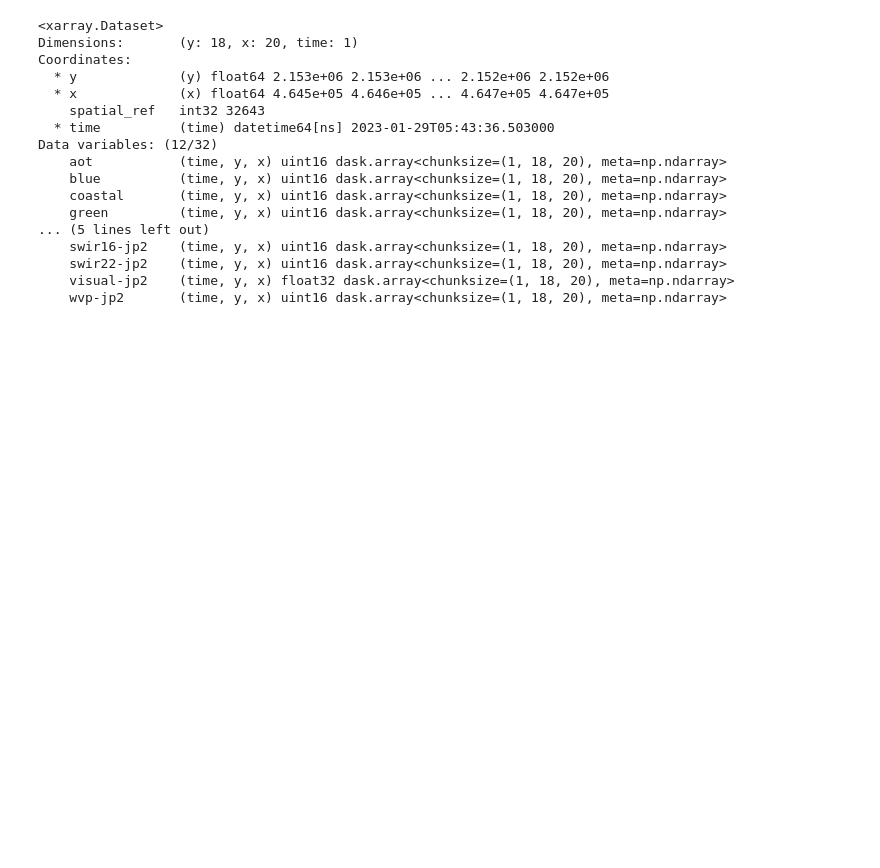
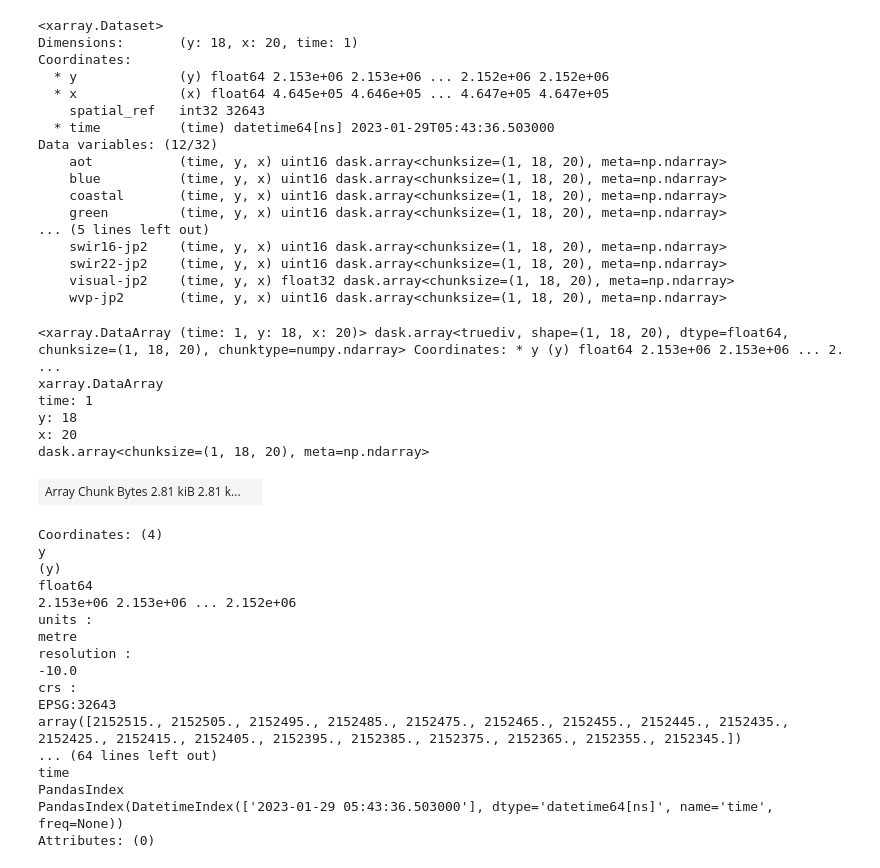
Before and after one commit to elayeboussama/stac-implementation, a Jupyter notebook: sentinel2.ipynb, the cells around one changed output. Saved outputs shown, nothing was run; the diff lists cells and outputs as text; code cells hidden in the pictures; blank space fills up the shorter version.

```diff
--- a/sentinel2.ipynb
+++ b/sentinel2.ipynb
@@ -69,14 +91,8 @@ for item in search.items_as_dicts():
 # %%
-# additional filters as per metadata
-filters = {
-    "eo:cloud_cover":{"lt":0.2},
-    "s2:vegetation_percentage": {"gt": 25}
-}
 # run pystac client search to see available dataset
-search = client.search(collections=[collection], intersects=geometry , query=filters ,datetime=date_YYMM) #bbox=tas_bbox
-#spit out data as GeoJSON dictionary
+search = client.search(
+    collections=[collection], intersects=geometry, datetime="2023-01-29"
+)  # bbox=tas_bbox
+# spit out data as GeoJSON dictionary
 print(search.item_collection_as_dict())
-# loop through each item
-for item in search.items_as_dicts():
-    print(item)
 # %% [output]
@@ -85,5 +99,0 @@ for item in search.items_as_dicts():
-# %%
-# run pystac client search to see available dataset
-search = client.search(collections=[collection], intersects=geometry ,datetime="2023-01-29") #bbox=tas_bbox
-#spit out data as GeoJSON dictionary
-print(search.item_collection_as_dict())
@@ -114,5 +122,31 @@ Data variables: (12/32)
 # %%
 # create the index without considering scale or offset
 ndvi = (data.nir - data.red) / (data.nir + data.red)
+ndvi
+# %% [output]
+<xarray.DataArray (time: 1, y: 18, x: 20)> dask.array<truediv, shape=(1, 18, 20), dtype=float64, chunksize=(1, 18, 20), chunktype=numpy.ndarray> Coordinates: * y (y) float64 2.153e+06 2.153e+06 ... 2. ...
+xarray.DataArray
+time: 1
+y: 18
+x: 20
+dask.array<chunksize=(1, 18, 20), meta=np.ndarray>
+| Array Chunk Bytes 2.81 kiB 2.81 k... |  |
+Coordinates: (4)
+y
+(y)
+float64
+2.153e+06 2.153e+06 ... 2.152e+06
+units :
+metre
+resolution :
+-10.0
+crs :
+EPSG:32643
+array([2152515., 2152505., 2152495., 2152485., 2152475., 2152465., 2152455., 2152445., 2152435., 2152425., 2152415., 2152405., 2152395., 2152385., 2152375., 2152365., 2152355., 2152345.])
+... (64 lines left out)
+time
+PandasIndex
+PandasIndex(DatetimeIndex(['2023-01-29 05:43:36.503000'], dtype='datetime64[ns]', name='time', freq=None))
+Attributes: (0)
 # %%
 # export data as tiff
```
Also changed, not shown: parts of 14 cells of this notebook, 1 other file.
